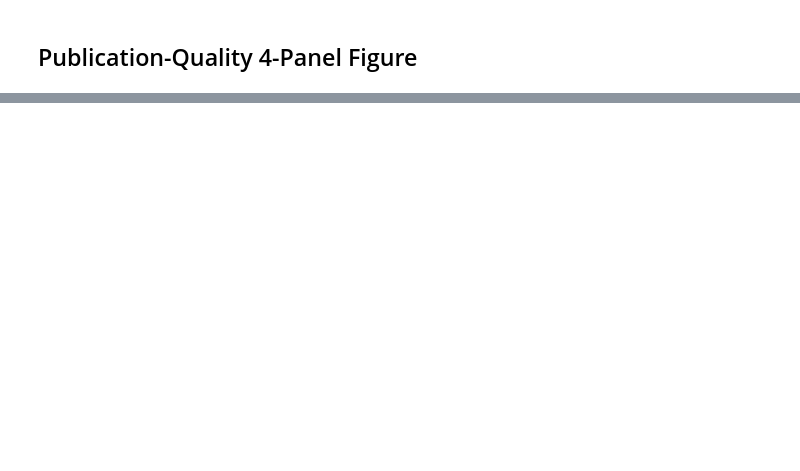
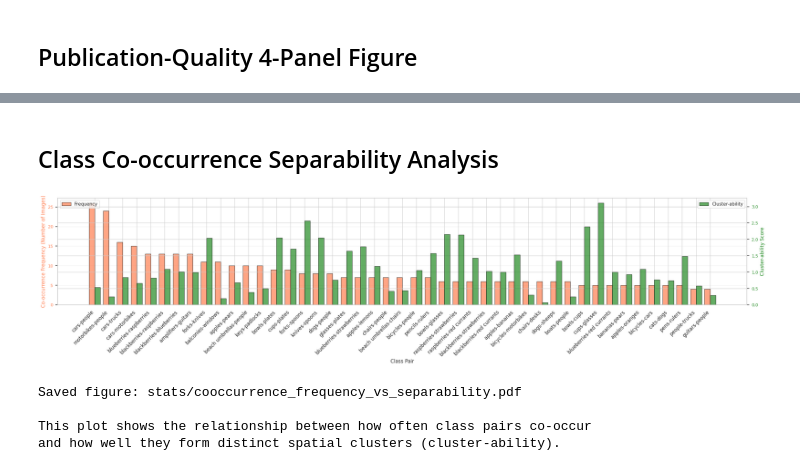
Before and after one commit to ciampluca/PrACo, a Jupyter notebook: data/multiclass-dataset/stats.ipynb, the cells around one changed output, grey strips where cells are left out. Cells and saved outputs as stored; diff of their text form; code cells hidden in the pictures; blank space fills up the shorter version.

```diff
--- a/data/multiclass-dataset/stats.ipynb
+++ b/data/multiclass-dataset/stats.ipynb
@@ -819,0 +943,45 @@ Panel (d) includes 45 classes with sufficient point data for NND calculation.
+# %% [markdown]
+## Class Co-occurrence Separability Analysis
+# %%
+# Dual-axis plot showing both frequency and separability of co-occurring pairs
+fig, ax1 = plt.subplots(figsize=(25, 6))
+
+# X-axis positions
+x_pos = np.arange(len(pair_labels_sep))
+
+# Left y-axis: Frequency (co-occurrence count)
+color_freq = 'coral'
+ax1.set_xlabel('Class Pair', fontsize=12)
+ax1.set_ylabel('Co-occurrence Frequency (Number of Images)', fontsize=12, color=color_freq)
+bars1 = ax1.bar(x_pos - 0.2, pair_counts, width=0.4,
+                edgecolor='black', alpha=0.7, color=color_freq, label='Frequency')
+ax1.tick_params(axis='y', labelcolor=color_freq)
+ax1.set_xticks(x_pos)
+ax1.set_xticklabels(pair_labels_sep, rotation=45, ha='right', fontsize=12)
+ax1.grid(True, alpha=0.3, axis='y')
+
+# Right y-axis: Cluster-ability
+ax2 = ax1.twinx()
+color_sep = 'forestgreen'
+ax2.set_ylabel('Cluster-ability Score', fontsize=12, color=color_sep)
+bars2 = ax2.bar(x_pos + 0.2, separability_values, width=0.4,
+                edgecolor='black', alpha=0.7, color=color_sep, label='Cluster-ability')
+ax2.tick_params(axis='y', labelcolor=color_sep)
+
+# Add legends
+ax1.legend(loc='upper left', fontsize=11)
+ax2.legend(loc='upper right', fontsize=11)
+
+plt.tight_layout()
+plt.savefig('stats/cooccurrence_frequency_vs_separability.pdf', dpi=400, bbox_inches='tight')
+plt.show()
+
+print(f"Saved figure: stats/cooccurrence_frequency_vs_separability.pdf")
+print(f"\nThis plot shows the relationship between how often class pairs co-occur")
+print(f"and how well they form distinct spatial clusters (cluster-ability).")
+# %% [output]
+[figure, added]
+Saved figure: stats/cooccurrence_frequency_vs_separability.pdf
+
+This plot shows the relationship between how often class pairs co-occur
+and how well they form distinct spatial clusters (cluster-ability).
```
Also changed, not shown: parts of 20 cells of this notebook, 1 other file.
